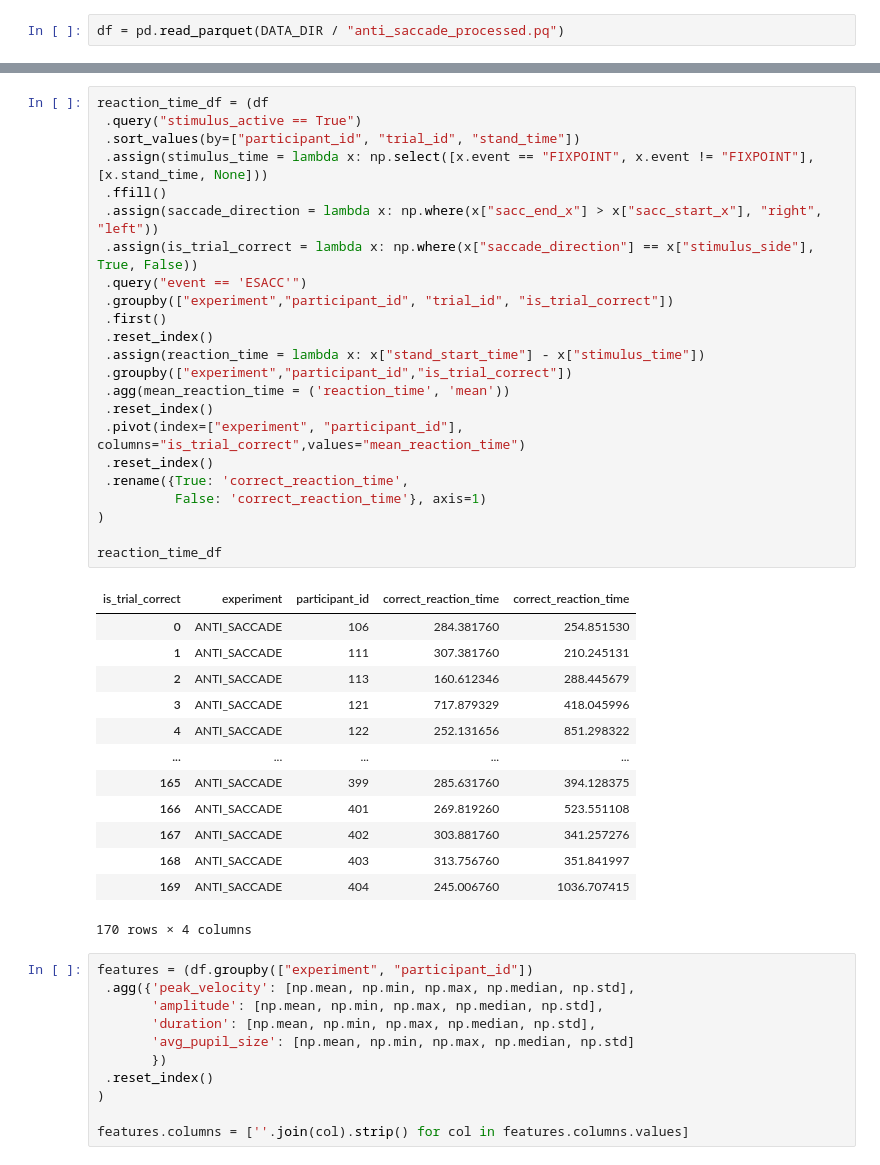
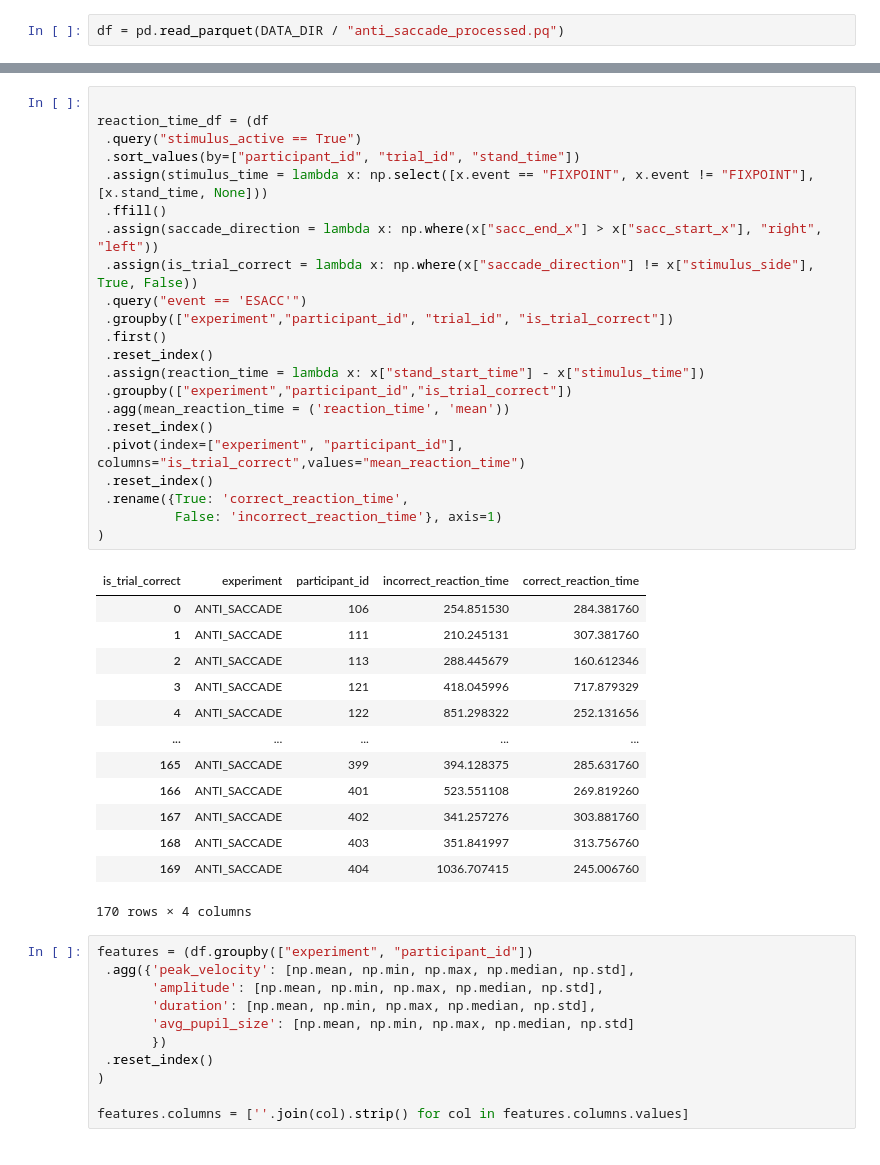
Before and after one commit to krusand/Analyzing-concussions-through-eyetracking-measurements, a Jupyter notebook: src/features.ipynb, the cells around one changed output, grey strips where cells are left out. Cells and saved outputs as stored; diff of their text form.

```diff
--- a/src/features.ipynb
+++ b/src/features.ipynb
@@ -13,39 +33,38 @@ df = pd.read_parquet(DATA_DIR / "anti_saccade_processed.pq")
 # %%
+
 reaction_time_df = (df
  .query("stimulus_active == True")
  .sort_values(by=["participant_id", "trial_id", "stand_time"])
  .assign(stimulus_time = lambda x: np.select([x.event == "FIXPOINT", x.event != "FIXPOINT"], [x.stand_time, None]))
  .ffill()
  .assign(saccade_direction = lambda x: np.where(x["sacc_end_x"] > x["sacc_start_x"], "right", "left"))
- .assign(is_trial_correct = lambda x: np.where(x["saccade_direction"] == x["stimulus_side"], True, False))
+ .assign(is_trial_correct = lambda x: np.where(x["saccade_direction"] != x["stimulus_side"], True, False))
  .query("event == 'ESACC'")
  .groupby(["experiment","participant_id", "trial_id", "is_trial_correct"])
  .first()
  .reset_index()
  .assign(reaction_time = lambda x: x["stand_start_time"] - x["stimulus_time"])
  .groupby(["experiment","participant_id","is_trial_correct"])
  .agg(mean_reaction_time = ('reaction_time', 'mean'))
  .reset_index()
  .pivot(index=["experiment", "participant_id"], columns="is_trial_correct",values="mean_reaction_time")
  .reset_index()
  .rename({True: 'correct_reaction_time',
-          False: 'correct_reaction_time'}, axis=1)
+          False: 'incorrect_reaction_time'}, axis=1)
 )
-
-reaction_time_df
 # %% [output]
-| is_trial_correct | experiment | participant_id | correct_reaction_time | correct_reaction_time |
-| 0 | ANTI_SACCADE | 106 | 284.381760 | 254.851530 |
-| 1 | ANTI_SACCADE | 111 | 307.381760 | 210.245131 |
-| 2 | ANTI_SACCADE | 113 | 160.612346 | 288.445679 |
-| 3 | ANTI_SACCADE | 121 | 717.879329 | 418.045996 |
-| 4 | ANTI_SACCADE | 122 | 252.131656 | 851.298322 |
+| is_trial_correct | experiment | participant_id | incorrect_reaction_time | correct_reaction_time |
+| 0 | ANTI_SACCADE | 106 | 254.851530 | 284.381760 |
+| 1 | ANTI_SACCADE | 111 | 210.245131 | 307.381760 |
+| 2 | ANTI_SACCADE | 113 | 288.445679 | 160.612346 |
+| 3 | ANTI_SACCADE | 121 | 418.045996 | 717.879329 |
+| 4 | ANTI_SACCADE | 122 | 851.298322 | 252.131656 |
 | ... | ... | ... | ... | ... |
-| 165 | ANTI_SACCADE | 399 | 285.631760 | 394.128375 |
-| 166 | ANTI_SACCADE | 401 | 269.819260 | 523.551108 |
-| 167 | ANTI_SACCADE | 402 | 303.881760 | 341.257276 |
-| 168 | ANTI_SACCADE | 403 | 313.756760 | 351.841997 |
-| 169 | ANTI_SACCADE | 404 | 245.006760 | 1036.707415 |
+| 165 | ANTI_SACCADE | 399 | 394.128375 | 285.631760 |
+| 166 | ANTI_SACCADE | 401 | 523.551108 | 269.819260 |
+| 167 | ANTI_SACCADE | 402 | 341.257276 | 303.881760 |
+| 168 | ANTI_SACCADE | 403 | 351.841997 | 313.756760 |
+| 169 | ANTI_SACCADE | 404 | 1036.707415 | 245.006760 |
 170 rows × 4 columns
 # %%
 features = (df.groupby(["experiment", "participant_id"])
```
Also changed, not shown: parts of 6 cells of this notebook.
